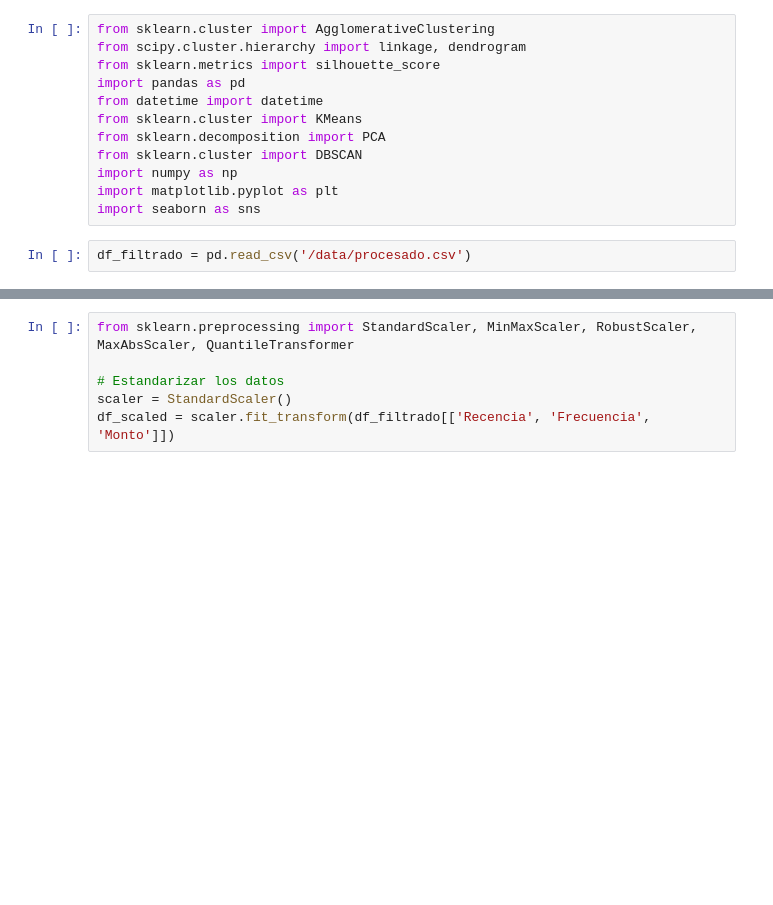
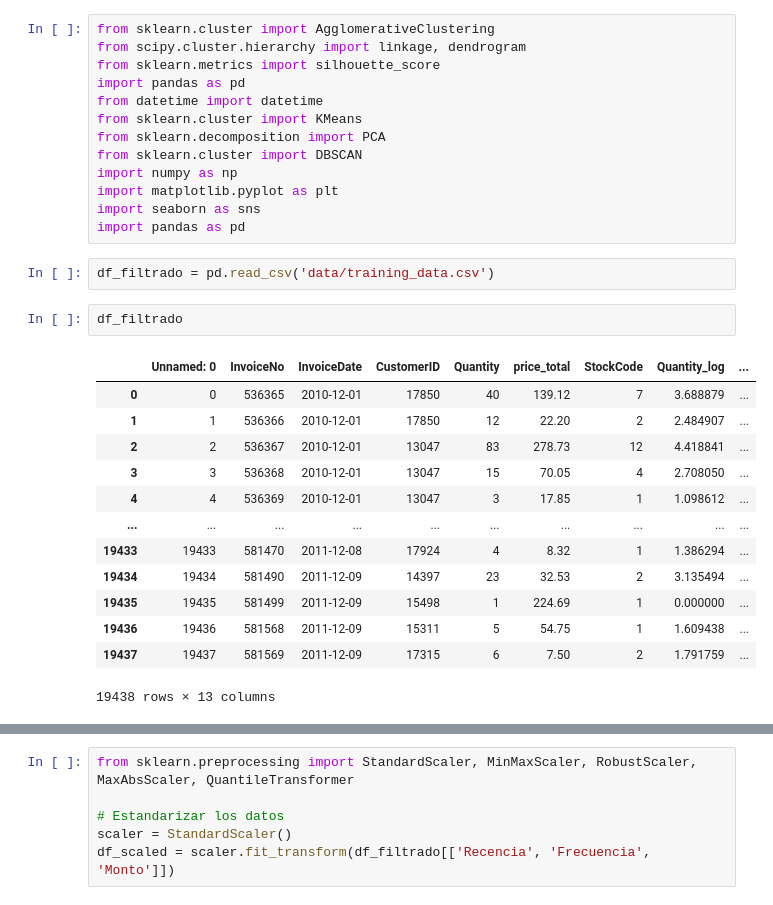
Before and after one commit to LLAES07/Segmentacion_clientes, a Jupyter notebook: notebook/2_MODEL_TRAINING.ipynb, the cells around one changed output, grey strips where cells are left out. Cells and saved outputs as stored; diff of their text form; blank space fills up the shorter version.

```diff
--- a/notebook/2_MODEL_TRAINING.ipynb
+++ b/notebook/2_MODEL_TRAINING.ipynb
@@ -10,8 +10,25 @@ from sklearn.cluster import DBSCAN
 import numpy as np
 import matplotlib.pyplot as plt
 import seaborn as sns
+import pandas as pd
 # %%
-df_filtrado = pd.read_csv('/data/procesado.csv')
+df_filtrado = pd.read_csv('data/training_data.csv')
+# %%
+df_filtrado
+# %% [output]
+|  | Unnamed: 0 | InvoiceNo | InvoiceDate | CustomerID | Quantity | price_total | StockCode | Quantity_log | ... |
+| 0 | 0 | 536365 | 2010-12-01 | 17850 | 40 | 139.12 | 7 | 3.688879 | ... |
+| 1 | 1 | 536366 | 2010-12-01 | 17850 | 12 | 22.20 | 2 | 2.484907 | ... |
+| 2 | 2 | 536367 | 2010-12-01 | 13047 | 83 | 278.73 | 12 | 4.418841 | ... |
+| 3 | 3 | 536368 | 2010-12-01 | 13047 | 15 | 70.05 | 4 | 2.708050 | ... |
+| 4 | 4 | 536369 | 2010-12-01 | 13047 | 3 | 17.85 | 1 | 1.098612 | ... |
+| ... | ... | ... | ... | ... | ... | ... | ... | ... | ... |
+| 19433 | 19433 | 581470 | 2011-12-08 | 17924 | 4 | 8.32 | 1 | 1.386294 | ... |
+| 19434 | 19434 | 581490 | 2011-12-09 | 14397 | 23 | 32.53 | 2 | 3.135494 | ... |
+| 19435 | 19435 | 581499 | 2011-12-09 | 15498 | 1 | 224.69 | 1 | 0.000000 | ... |
+| 19436 | 19436 | 581568 | 2011-12-09 | 15311 | 5 | 54.75 | 1 | 1.609438 | ... |
+| 19437 | 19437 | 581569 | 2011-12-09 | 17315 | 6 | 7.50 | 2 | 1.791759 | ... |
+19438 rows × 13 columns
 # %%
 # Seleccionar las columnas relevantes para el clustering jerárquico
 X = df_filtrado[['Recencia', 'Monto', 'Frecuencia']]
```
Also changed, not shown: parts of 11 cells of this notebook, 2 other files.
